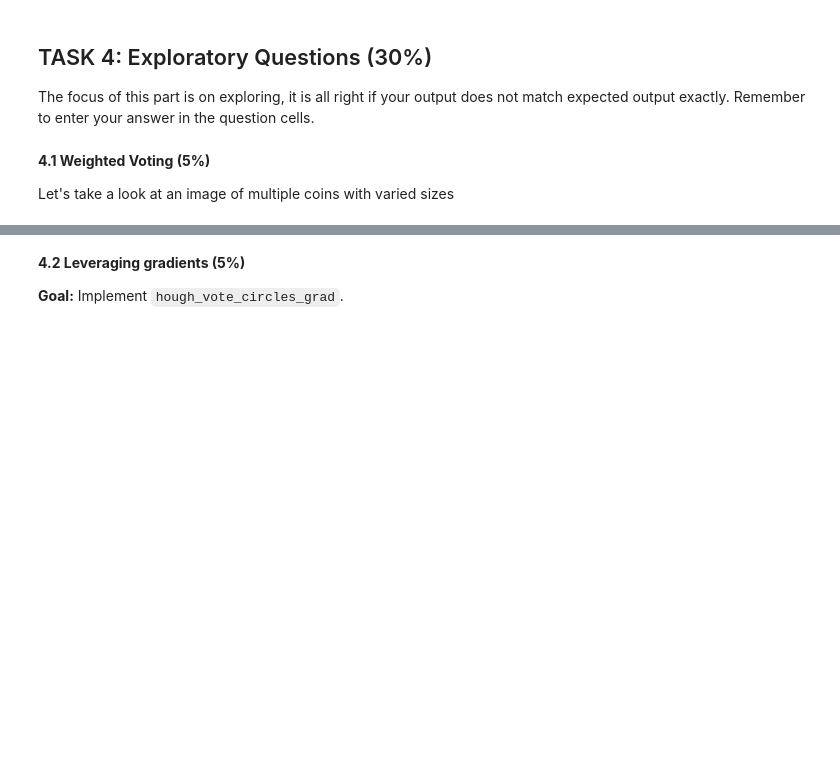
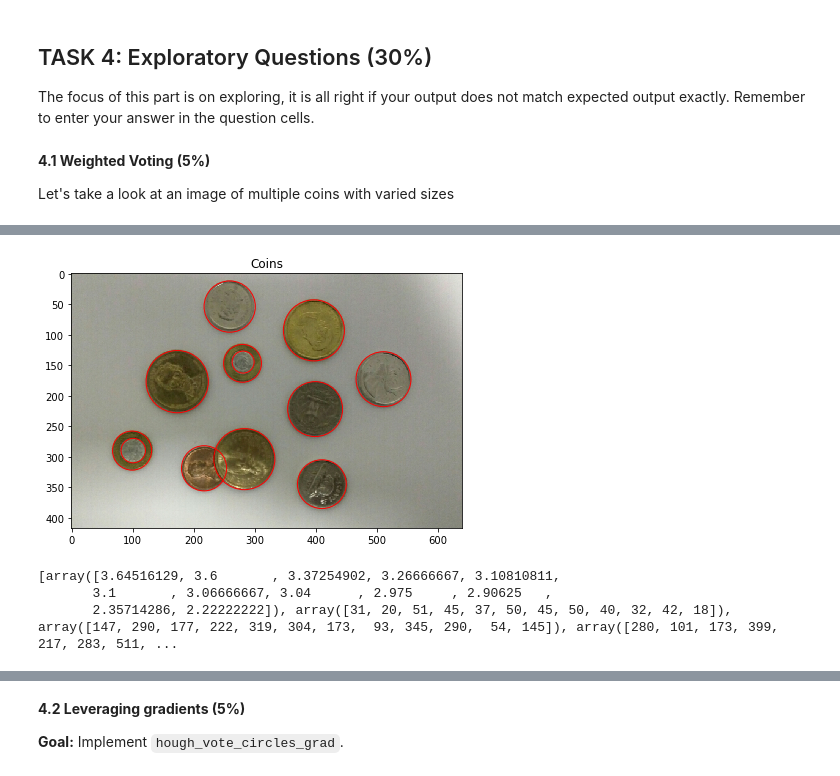
Before and after one commit to boundtotheearth/CS4243-Labs, a Jupyter notebook: lab2/lab2.ipynb, the cells around one changed output, grey strips where cells are left out. Saved outputs shown, nothing was run; the diff lists cells and outputs as text; code cells hidden in the pictures; blank space fills up the shorter version.

```diff
--- a/lab2/lab2.ipynb
+++ b/lab2/lab2.ipynb
@@ -323,7 +348,13 @@ coin_edge = edge_linking(weak_edges, strong_edges)
 # %%
 u = hough_vote_circles(coin_edge, radius=[15,100])
-coin_local = find_peak_params(u[0], [u[1],u[2],u[3]],5,0.67)
+coin_local = find_peak_params(u[0], [u[1],u[2],u[3]],5,0.60)
 draw_circles(coin_local, coin_path, "Coins")
+print(coin_local)
+# %% [output]
+[figure, added]
+[array([3.64516129, 3.6       , 3.37254902, 3.26666667, 3.10810811,
+       3.1       , 3.06666667, 3.04      , 2.975     , 2.90625   ,
+       2.35714286, 2.22222222]), array([31, 20, 51, 45, 37, 50, 45, 50, 40, 32, 42, 18]), array([147, 290, 177, 222, 319, 304, 173,  93, 345, 290,  54, 145]), array([280, 101, 173, 399, 217, 283, 511, ...
 # %% [markdown]
 Expected answer:
 
```
Also changed, not shown: parts of 11 cells of this notebook, 1 other file.
